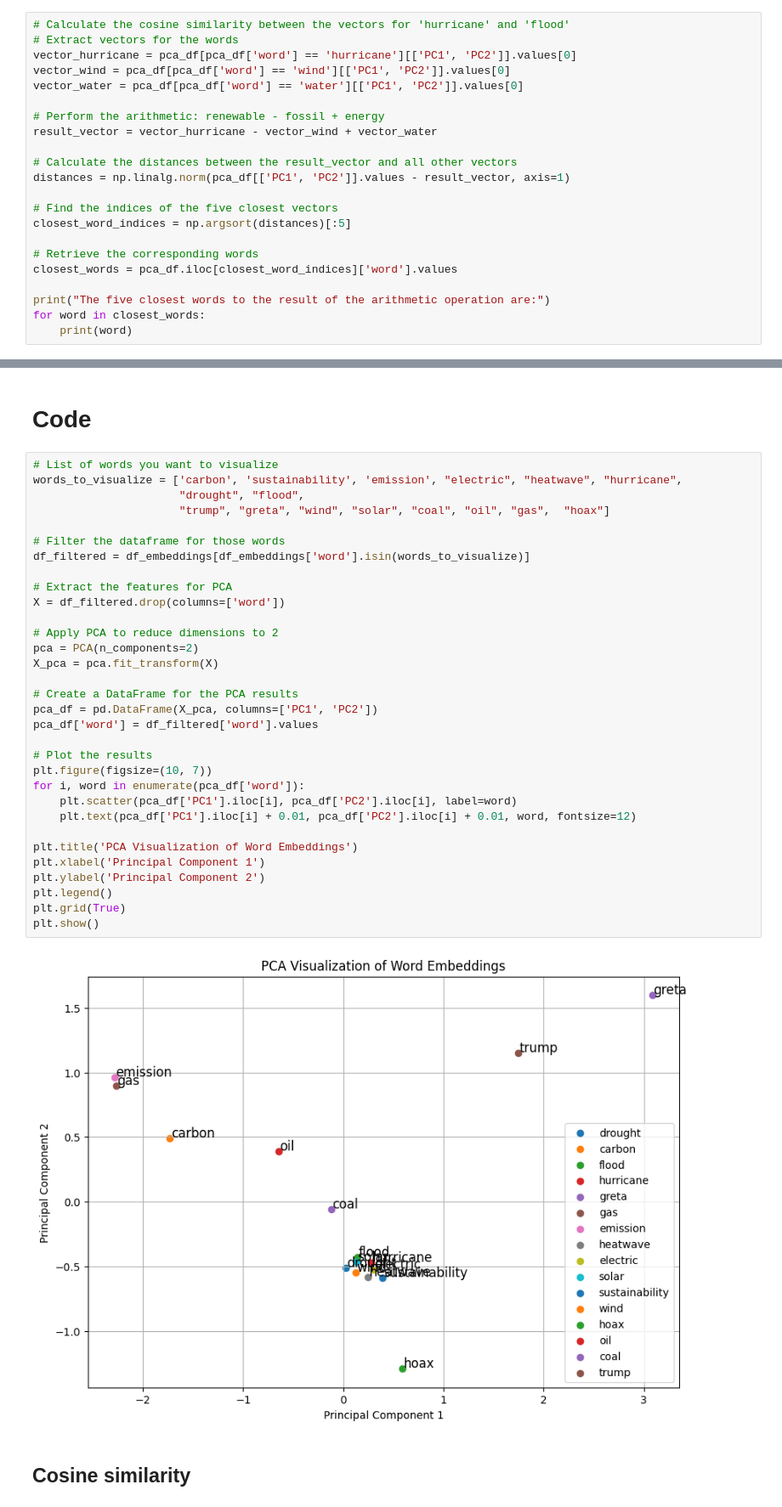
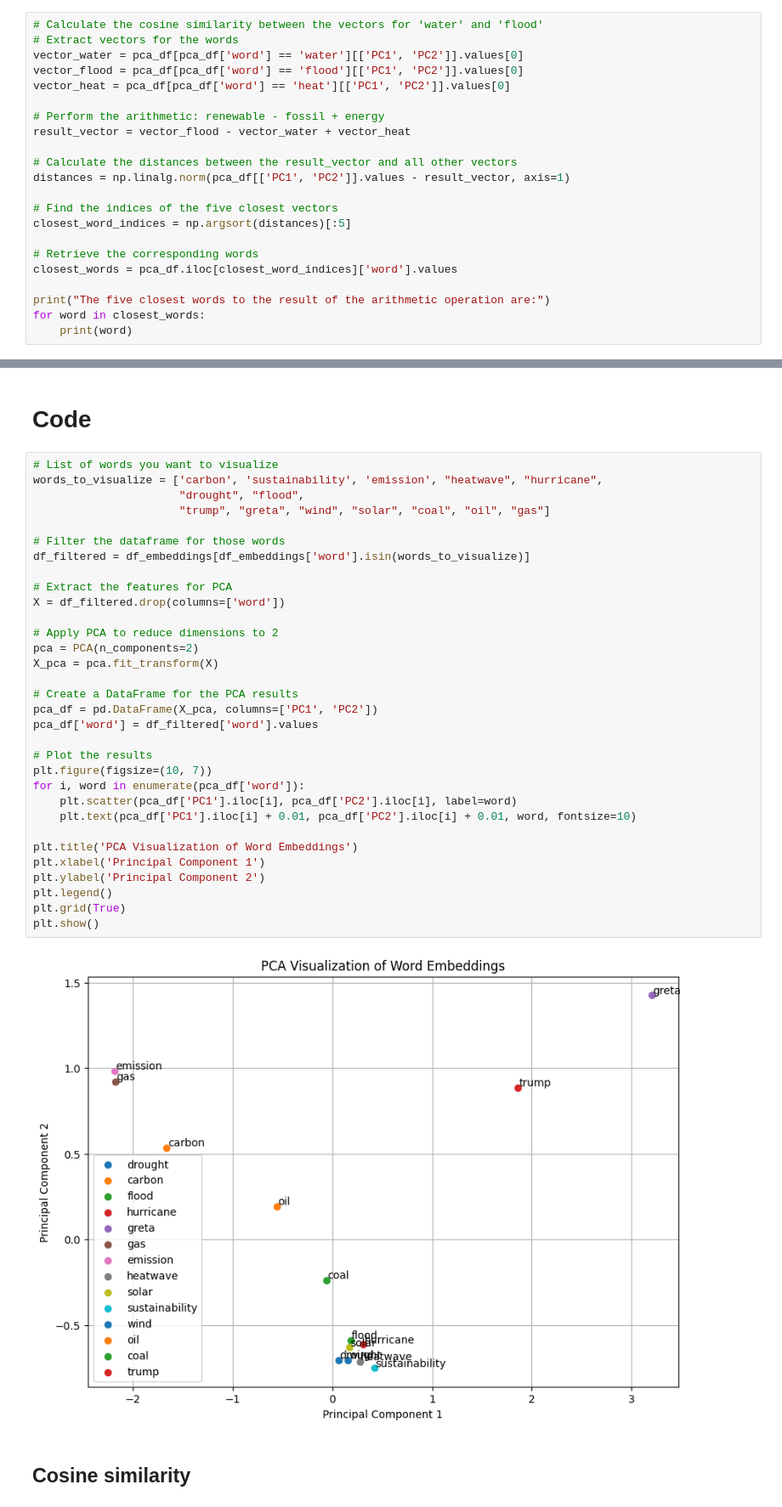
Before and after one commit to tobiaswtzl/dlss-project24, a Jupyter notebook: code/2. Deep Learning Model/SemSim.ipynb, the cells around one changed output, grey strips where cells are left out. Shown at 85% size. Drawn from its saved outputs; the diff is of its cells as text.

```diff
--- a/code/2. Deep Learning Model/SemSim.ipynb
+++ b/code/2. Deep Learning Model/SemSim.ipynb
@@ -93,12 +113,12 @@ plt.show()
 # %%
-# Calculate the cosine similarity between the vectors for 'hurricane' and 'flood'
+# Calculate the cosine similarity between the vectors for 'water' and 'flood'
 # Extract vectors for the words
-vector_hurricane = pca_df[pca_df['word'] == 'hurricane'][['PC1', 'PC2']].values[0]
-vector_wind = pca_df[pca_df['word'] == 'wind'][['PC1', 'PC2']].values[0]
 vector_water = pca_df[pca_df['word'] == 'water'][['PC1', 'PC2']].values[0]
+vector_flood = pca_df[pca_df['word'] == 'flood'][['PC1', 'PC2']].values[0]
+vector_heat = pca_df[pca_df['word'] == 'heat'][['PC1', 'PC2']].values[0]
 
 # Perform the arithmetic: renewable - fossil + energy
-result_vector = vector_hurricane - vector_wind + vector_water
+result_vector = vector_flood - vector_water + vector_heat
 
 # Calculate the distances between the result_vector and all other vectors
 distances = np.linalg.norm(pca_df[['PC1', 'PC2']].values - result_vector, axis=1)
@@ -123,38 +188,38 @@ extreme
 # Code
 # %%
 # List of words you want to visualize
-words_to_visualize = ['carbon', 'sustainability', 'emission', "electric", "heatwave", "hurricane",
+words_to_visualize = ['carbon', 'sustainability', 'emission', "heatwave", "hurricane",
                       "drought", "flood",
-                      "trump", "greta", "wind", "solar", "coal", "oil", "gas",  "hoax"]
+                      "trump", "greta", "wind", "solar", "coal", "oil", "gas"]
 
 # Filter the dataframe for those words
 df_filtered = df_embeddings[df_embeddings['word'].isin(words_to_visualize)]
 
 # Extract the features for PCA
 X = df_filtered.drop(columns=['word'])
 
 # Apply PCA to reduce dimensions to 2
 pca = PCA(n_components=2)
 X_pca = pca.fit_transform(X)
 
 # Create a DataFrame for the PCA results
 pca_df = pd.DataFrame(X_pca, columns=['PC1', 'PC2'])
 pca_df['word'] = df_filtered['word'].values
 
 # Plot the results
 plt.figure(figsize=(10, 7))
 for i, word in enumerate(pca_df['word']):
     plt.scatter(pca_df['PC1'].iloc[i], pca_df['PC2'].iloc[i], label=word)
-    plt.text(pca_df['PC1'].iloc[i] + 0.01, pca_df['PC2'].iloc[i] + 0.01, word, fontsize=12)
+    plt.text(pca_df['PC1'].iloc[i] + 0.01, pca_df['PC2'].iloc[i] + 0.01, word, fontsize=10)
 
 plt.title('PCA Visualization of Word Embeddings')
 plt.xlabel('Principal Component 1')
 plt.ylabel('Principal Component 2')
 plt.legend()
 plt.grid(True)
 plt.show()
 # %% [output]
-[figure, old version]
+[figure, new version]
 # %% [markdown]
 ## Cosine similarity
 # %%
```
Also changed, not shown: parts of 9 cells of this notebook, 2 other files.
